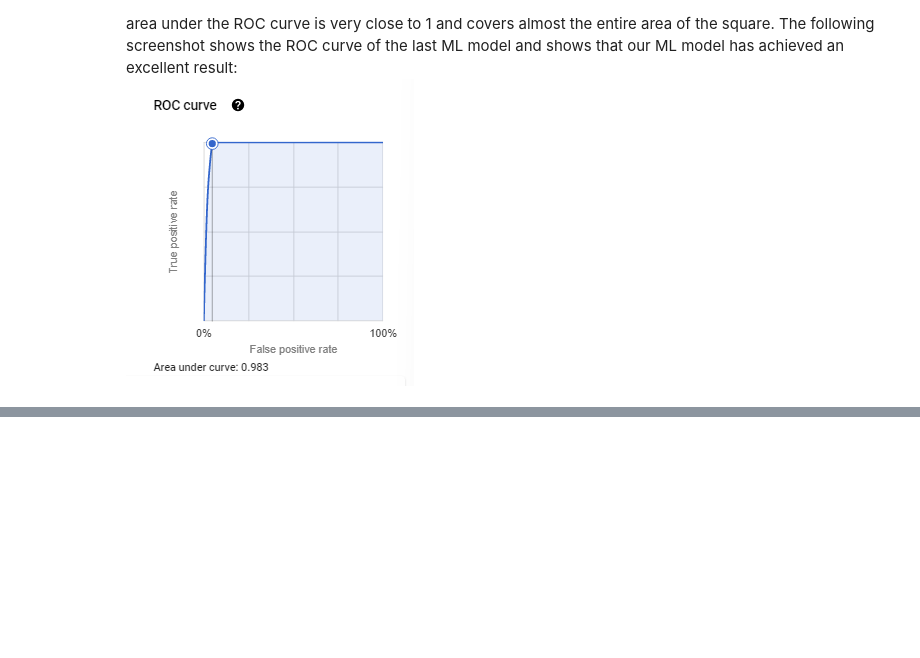
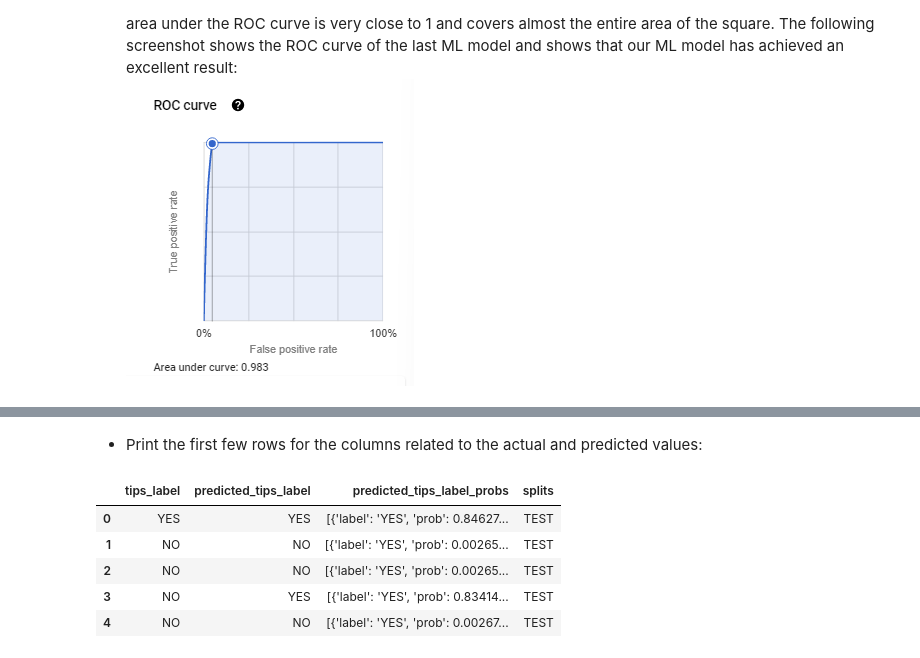
Before and after one commit to zacharyvunguyen/BigQuery-Machine-Learning-Predicting-Boolean-Values-Using-Binary-Logistic-Regression, a Jupyter notebook: 03a - BigQuery Machine Learning (BQML) - Machine Learning with SQL.ipynb, the cells around one changed output, grey strips where cells are left out. Drawn from its saved outputs; the diff is of its cells as text; code cells hidden in the pictures; blank space fills up the shorter version.

```diff
--- a/03a - BigQuery Machine Learning (BQML) - Machine Learning with SQL.ipynb
+++ b/03a - BigQuery Machine Learning (BQML) - Machine Learning with SQL.ipynb
@@ -237,0 +315,10 @@ of the last ML model and shows that our ML model has achieved an excellent resul
+# %%
+query = f"""
+SELECT *
+FROM ML.PREDICT (MODEL `{DATANAME}.{DATANAME}_lr_v4`,(
+    SELECT *
+    FROM `{DATANAME}.{DATANAME}_prepped`
+    WHERE splits = 'TEST')
+  )
+"""
+pred = bigquery.query(query = query).to_dataframe()
@@ -237,0 +339,11 @@ of the last ML model and shows that our ML model has achieved an excellent resul
+# %% [markdown]
+- Print the first few rows for the columns related to the actual and predicted values:
+# %%
+pred[[VAR_TARGET, f'predicted_{VAR_TARGET}', f'predicted_{VAR_TARGET}_probs', 'splits']].head(5)
+# %% [output]
+|  | tips_label | predicted_tips_label | predicted_tips_label_probs | splits |
+| 0 | YES | YES | [{'label': 'YES', 'prob': 0.84627... | TEST |
+| 1 | NO | NO | [{'label': 'YES', 'prob': 0.00265... | TEST |
+| 2 | NO | NO | [{'label': 'YES', 'prob': 0.00265... | TEST |
+| 3 | NO | YES | [{'label': 'YES', 'prob': 0.83414... | TEST |
+| 4 | NO | NO | [{'label': 'YES', 'prob': 0.00267... | TEST |
```
Also changed, not shown: parts of 28 cells of this notebook.
